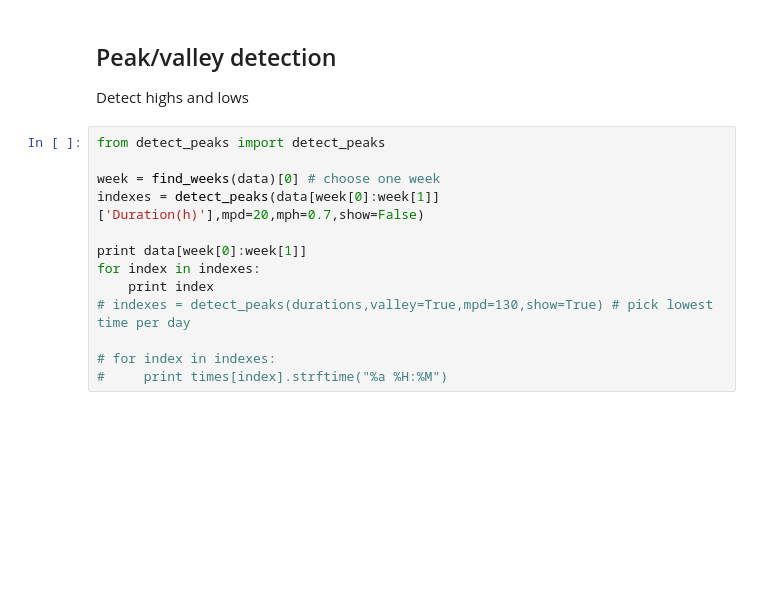
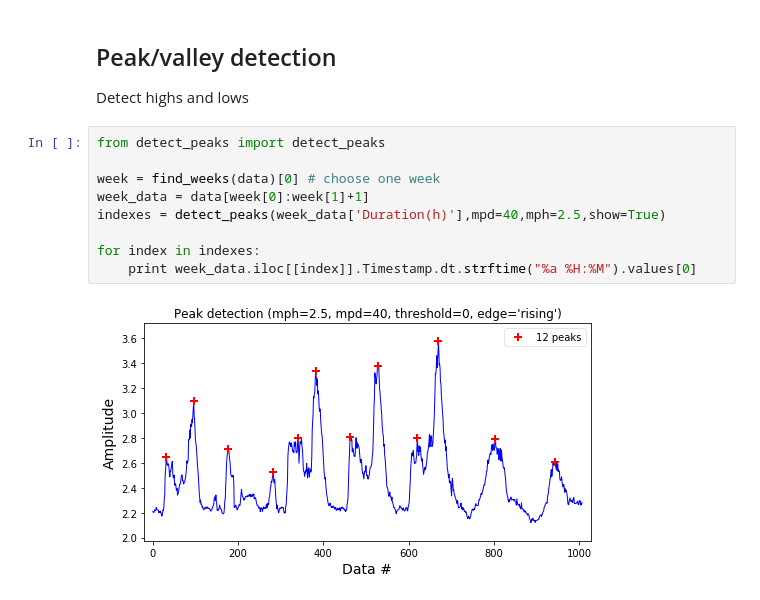
Before and after one commit to amadeuspzs/travelTime, a Jupyter notebook: analysis-pandas.ipynb, the cells around one changed output. Saved outputs shown, nothing was run; the diff lists cells and outputs as text; blank space fills up the shorter version.

Commit message:
Extract peak times

```diff
--- a/analysis-pandas.ipynb
+++ b/analysis-pandas.ipynb
@@ -97,14 +101,11 @@ Detect highs and lows
 # %%
 from detect_peaks import detect_peaks
 
 week = find_weeks(data)[0] # choose one week
-indexes = detect_peaks(data[week[0]:week[1]]['Duration(h)'],mpd=20,mph=0.7,show=False)
+week_data = data[week[0]:week[1]+1]
+indexes = detect_peaks(week_data['Duration(h)'],mpd=40,mph=2.5,show=True)
 
-print data[week[0]:week[1]]
 for index in indexes:
-    print index
-# indexes = detect_peaks(durations,valley=True,mpd=130,show=True) # pick lowest time per day
-
-# for index in indexes:
-#     print times[index].strftime("%a %H:%M")
+    print week_data.iloc[[index]].Timestamp.dt.strftime("%a %H:%M").values[0]
 # %% [output]
+[figure, added]
```
Also changed, not shown: parts of 5 cells of this notebook.
